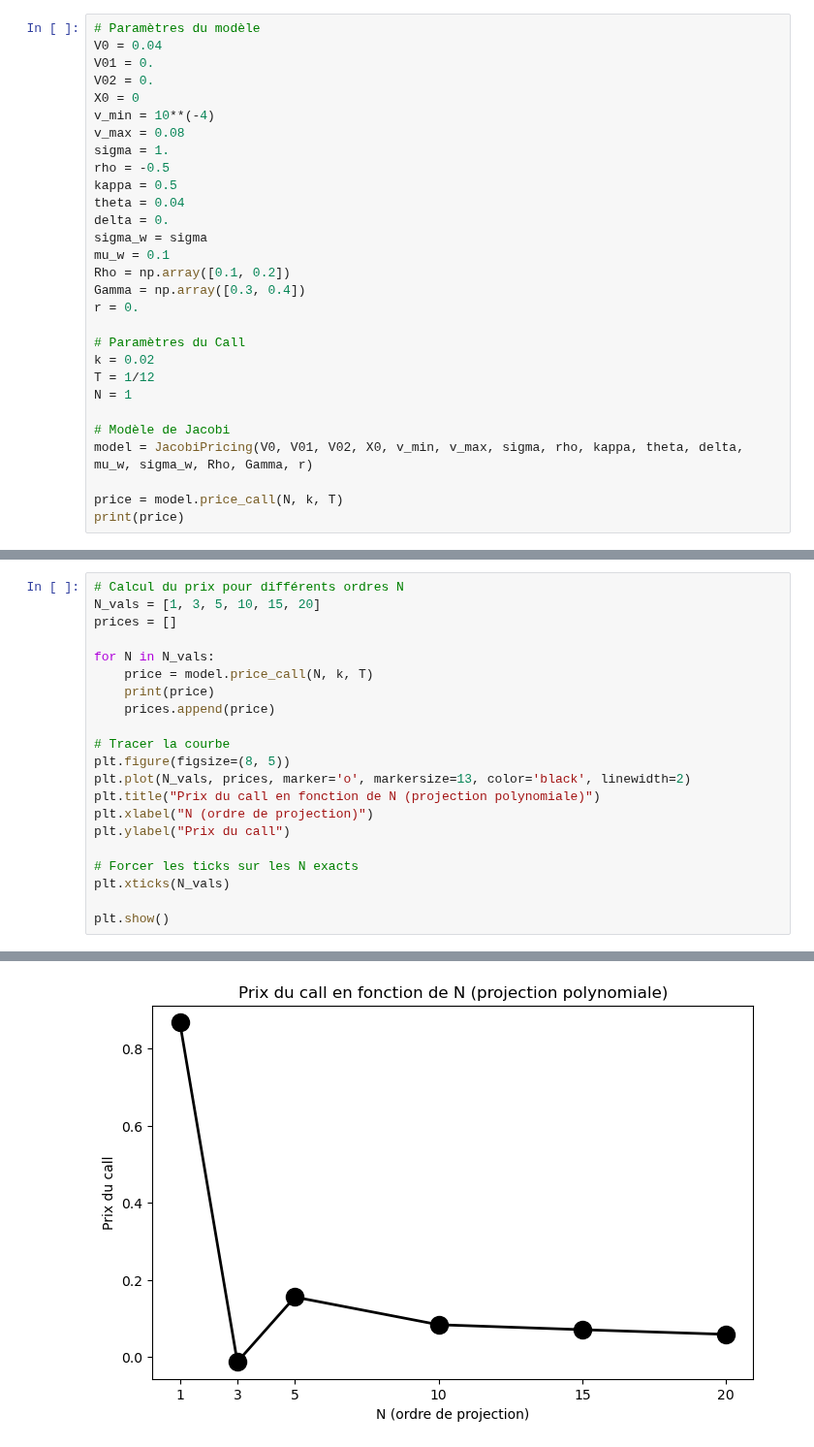
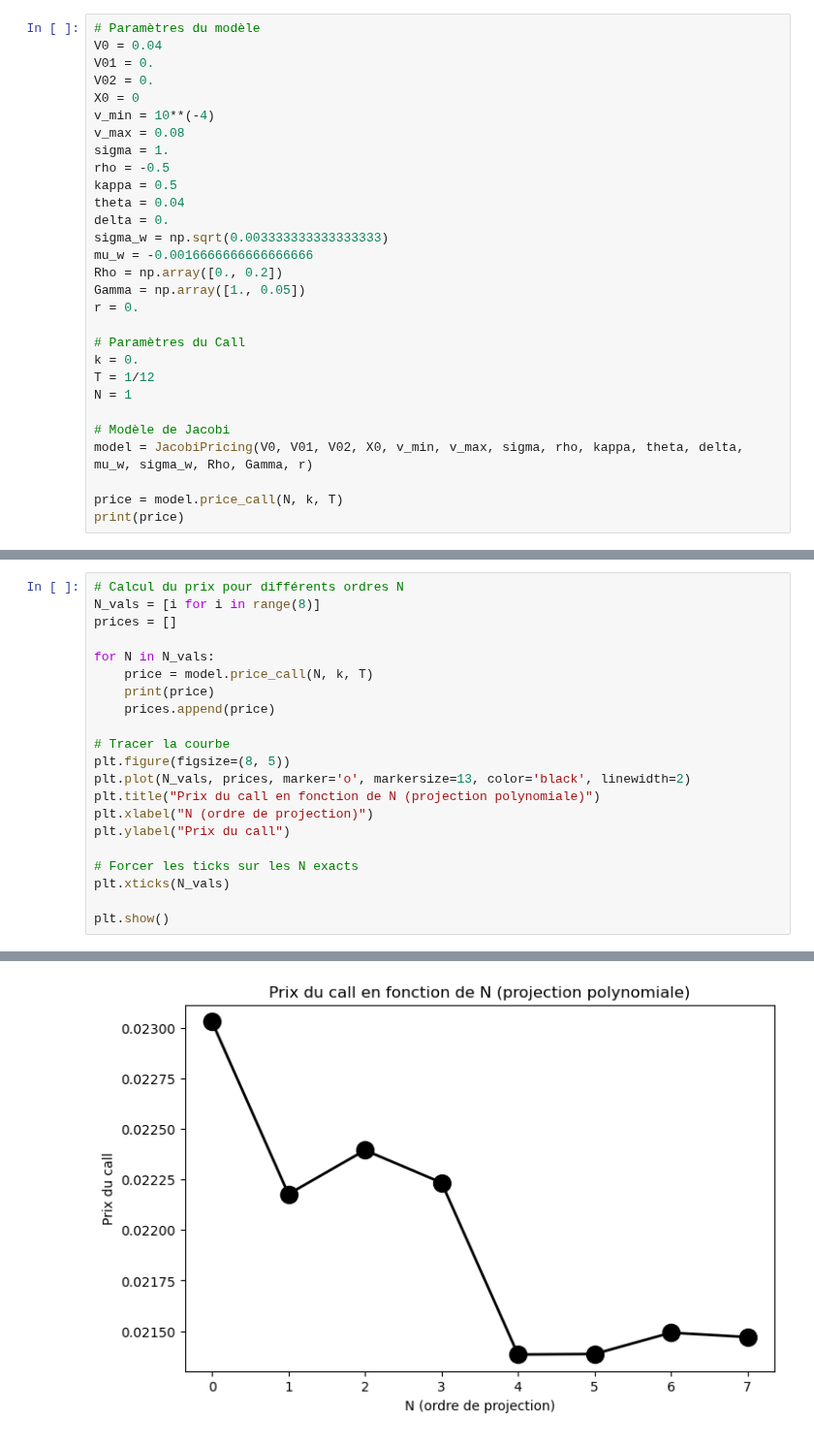
Before and after one commit to maxence2508/stage-cermics, a Jupyter notebook: jacobi-two-factors.ipynb, the cells around one changed output, grey strips where cells are left out. Shown at 97% size. Saved outputs shown, nothing was run; the diff lists cells and outputs as text.

```diff
--- a/jacobi-two-factors.ipynb
+++ b/jacobi-two-factors.ipynb
@@ -219,14 +239,14 @@ rho = -0.5
 kappa = 0.5
 theta = 0.04
 delta = 0.
-sigma_w = sigma
-mu_w = 0.1
-Rho = np.array([0.1, 0.2])
-Gamma = np.array([0.3, 0.4])
+sigma_w = np.sqrt(0.003333333333333333)
+mu_w = -0.0016666666666666666
+Rho = np.array([0., 0.2])
+Gamma = np.array([1., 0.05])
 r = 0.
 
 # Paramètres du Call
-k = 0.02
+k = 0.
 T = 1/12
 N = 1
 
@@ -240,6 +260,6 @@ print(price)
 # %%
 # Calcul du prix pour différents ordres N
-N_vals = [1, 3, 5, 10, 15, 20]
+N_vals = [i for i in range(8)]
 prices = []
 
 for N in N_vals:
@@ -268 +290 @@ plt.show()
-[figure, old version]
+[figure, new version]
```
Also changed, not shown: parts of 7 cells of this notebook, 1 other file.
